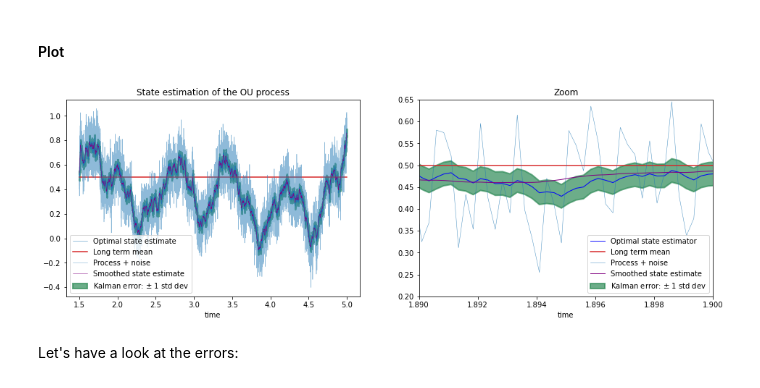
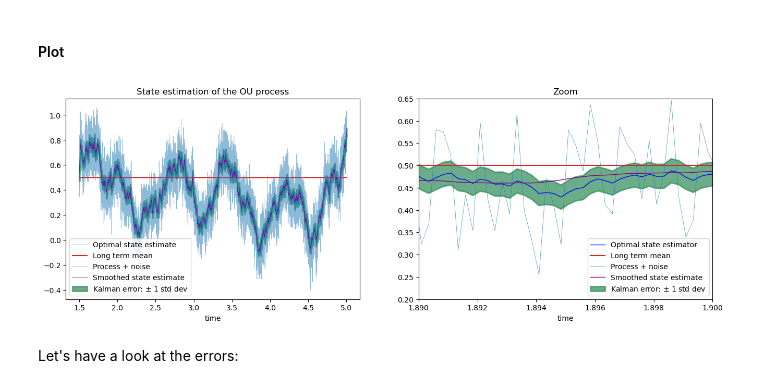
Before and after one commit to cantaro86/Financial-Models-Numerical-Methods, a Jupyter notebook: 6.1 Ornstein-Uhlenbeck process and applications.ipynb, the cells around one changed output. Saved outputs shown, nothing was run; the diff lists cells and outputs as text; code cells hidden in the pictures.

```diff
--- a/6.1 Ornstein-Uhlenbeck process and applications.ipynb
+++ b/6.1 Ornstein-Uhlenbeck process and applications.ipynb
@@ -745,7 +745,7 @@ fig = plt.figure(figsize=(16, 5))
 ax1 = fig.add_subplot(121)
 ax2 = fig.add_subplot(122)
 ax1.plot(
-    T_vec[skip_data + training_size :], xs, linewidth=0.5, alpha=3, label="Optimal state estimate", color="#1f77b4"
+    T_vec[skip_data + training_size :], xs, linewidth=0.5, alpha=1, label="Optimal state estimate", color="#1f77b4"
 )
 ax1.plot(T_vec[skip_data + training_size :], theta * np.ones_like(xs), label="Long term mean", color="#d62728")
 ax1.plot(
@@ -760,7 +760,7 @@ ax1.plot(
     T_vec[skip_data + training_size :],
     x_smooth,
     linewidth=0.5,
-    alpha=3,
+    alpha=1,
     label="Smoothed state estimate",
     color="purple",
 )
@@ -776,36 +776,36 @@ ax1.fill_between(
 ax1.legend()
 ax1.set_title("State estimation of the OU process")
 ax1.set_xlabel("time")
-ax2.plot(T_vec[skip_data + training_size :], xs, linewidth=1, alpha=3, label="Optimal state estimator", color="blue")
+ax2.plot(T_vec[skip_data + training_size :], xs, linewidth=1, alpha=1, label="Optimal state estimator", color="blue")
 ax2.plot(T_vec[skip_data + training_size :], theta * np.ones_like(xs), label="Long term mean", color="#d62728")
 ax2.plot(
     T_vec[skip_data + training_size :],
     Y_1[skip_data + training_size :],
     linewidth=0.5,
     alpha=0.8,
     label="Process + noise",
     color="#1f77b4",
 )
 ax2.plot(
-    T_vec[skip_data + training_size :], x_smooth, linewidth=1, alpha=3, label="Smoothed state estimate", color="purple"
+    T_vec[skip_data + training_size :], x_smooth, linewidth=1, alpha=1, label="Smoothed state estimate", color="purple"
 )
 ax2.fill_between(
     x=T_vec[skip_data + training_size :],
     y1=V_up,
     y2=V_down,
     alpha=0.7,
     linewidth=2,
     color="seagreen",
     label="Kalman error: $\pm$ 1 std dev ",
 )
 ax2.set_xlim(1.89, 1.9)
 ax2.set_ylim(0.2, 0.65)
 ax2.legend()
 ax2.set_title("Zoom")
 ax2.set_xlabel("time")
 plt.show()
 # %% [output]
-[figure, old version]
+[figure, new version]
 # %% [markdown]
 Let's have a look at the errors:
 # %%
```
Also changed, not shown: parts of 16 cells of this notebook, 20 other files.
